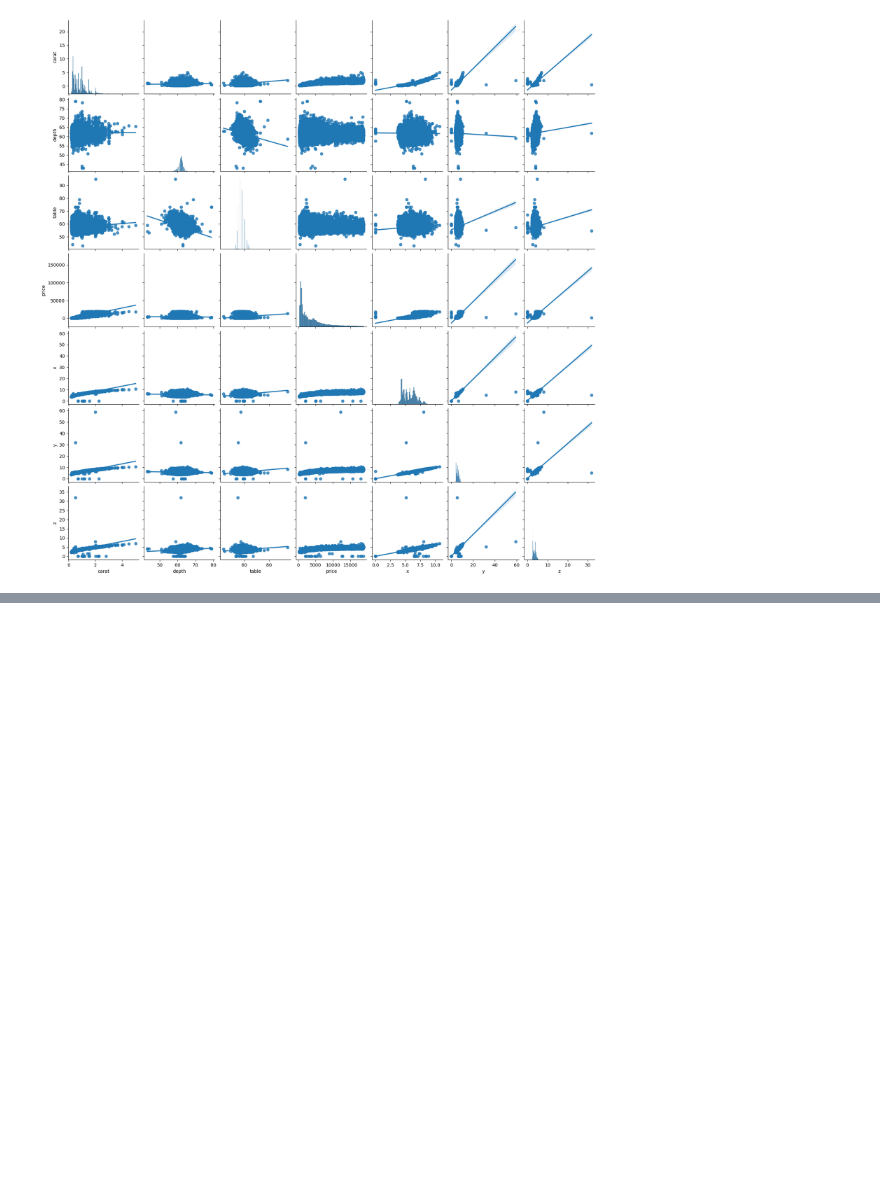
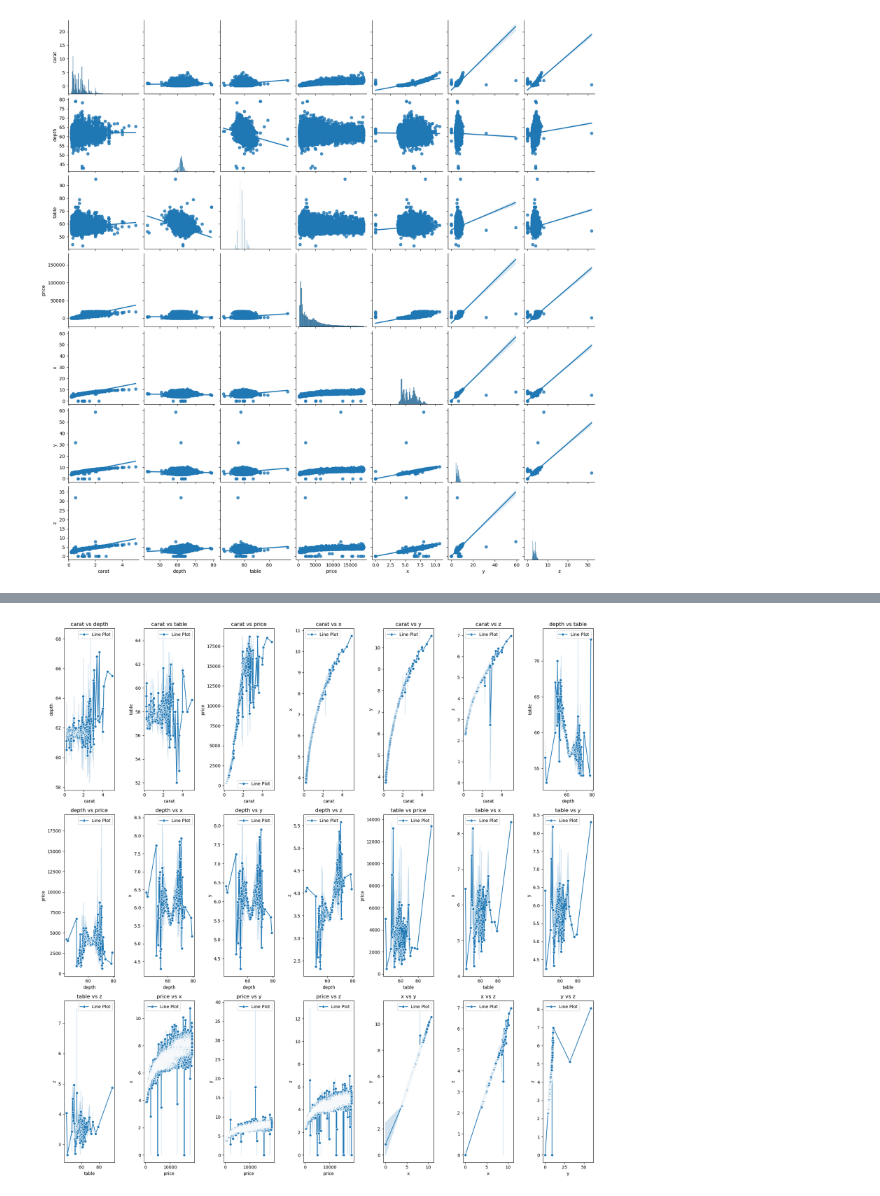
Before and after one commit to ZyonR/Data-Wrangling, a Jupyter notebook: FA1/DSC1107_FA1__RAMILO.ipynb, the cells around one changed output, grey strips where cells are left out. Cells and saved outputs as stored; diff of their text form; code cells hidden in the pictures; blank space fills up the shorter version.

```diff
--- a/FA1/DSC1107_FA1__RAMILO.ipynb
+++ b/FA1/DSC1107_FA1__RAMILO.ipynb
@@ -136,0 +138,13 @@ NameError: name 'title' is not defined
+# %%
+import itertools
+combinations = list(itertools.combinations(["carat", "depth", "table", "price", "x", "y", "z"], 2))
+fig, axes = plt.subplots(3, 7, figsize=(18, 18))
+axes = axes.flatten()
+
+for ax,(x_var,y_var) in zip(axes[:len(combinations)],combinations):
+    sns.lineplot(x=x_var, y=y_var, data=df[["carat", "depth", "table", "price", "x", "y", "z"]], marker='o', label='Line Plot',ax=ax)
+    ax.set_title(f'{x_var} vs {y_var}')
+plt.tight_layout()
+plt.show()
+# %% [output]
+[figure, added]
```
Also changed, not shown: parts of 6 cells of this notebook.
